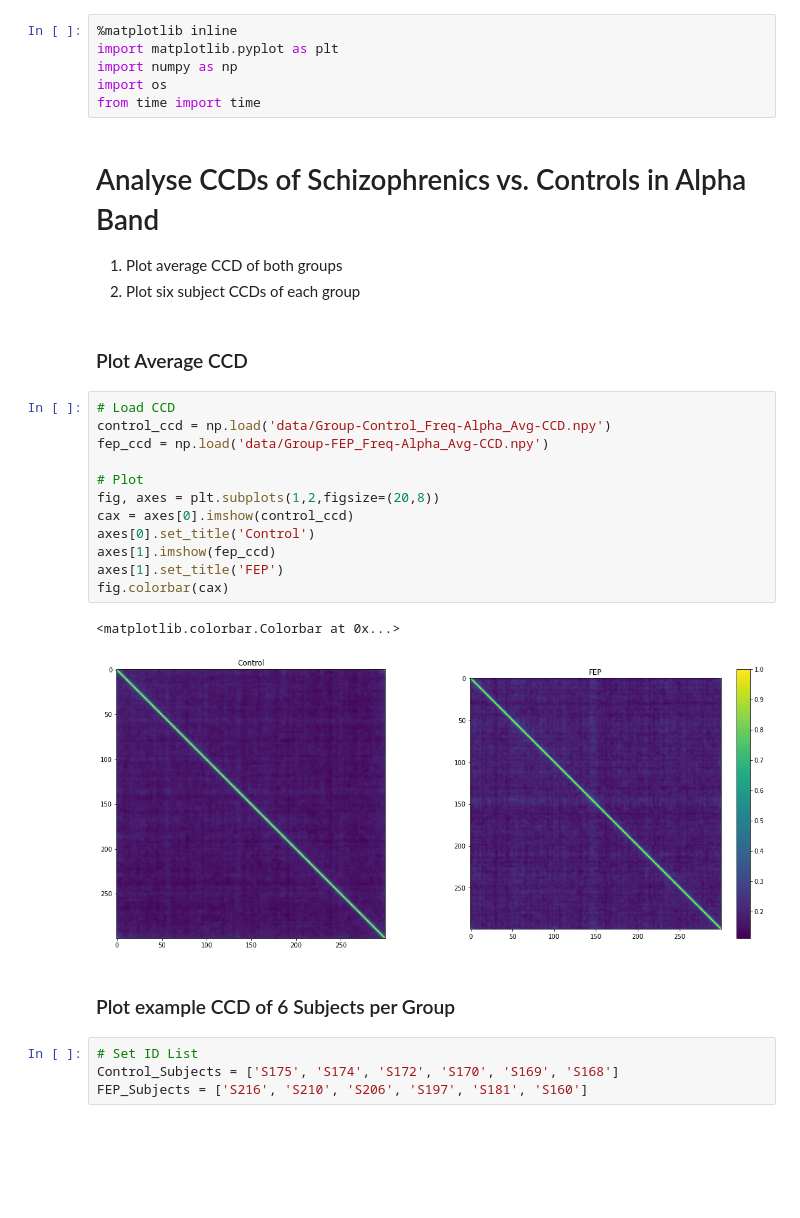
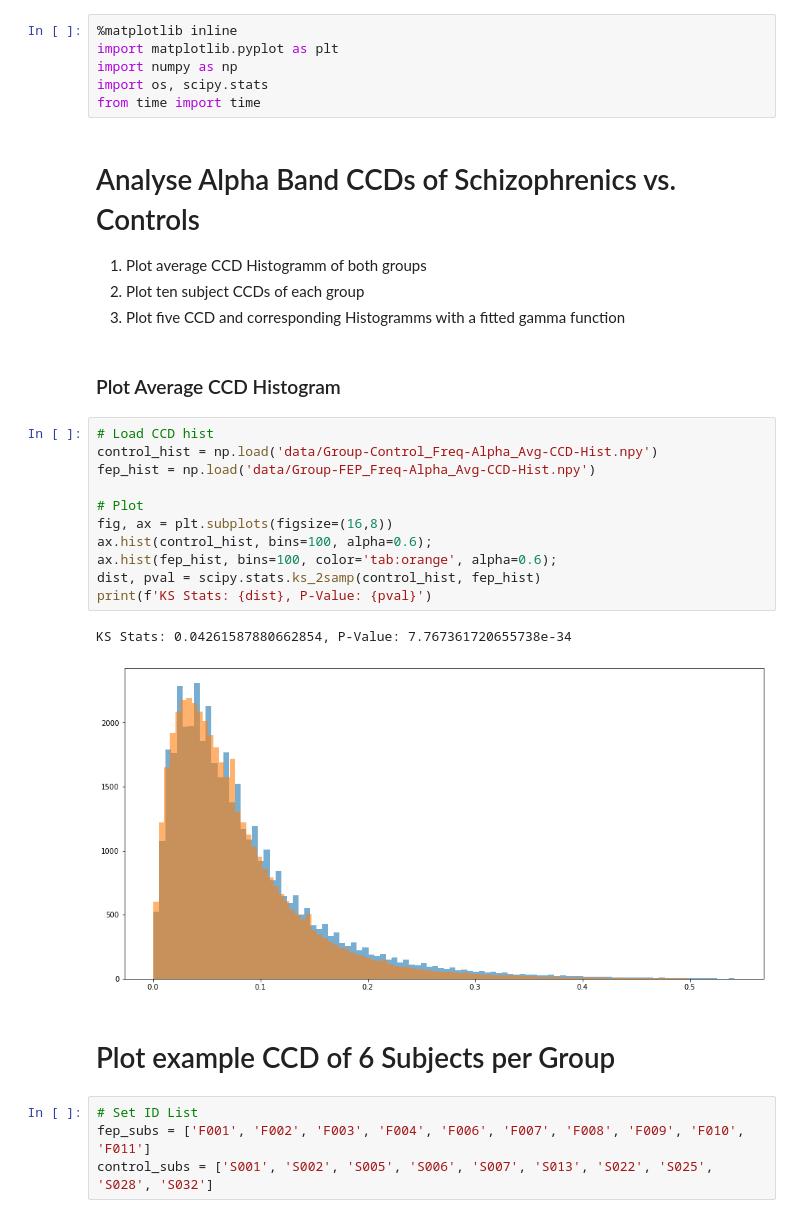
Before and after one commit to FabianKamp/Network_Dynamics, a Jupyter notebook: CCD_multiple_Subjects.ipynb, the cells around one changed output. Cells and saved outputs as stored; diff of their text form; blank space fills up the shorter version.

Commit message:
Hist to CCD script added

```diff
--- a/CCD_multiple_Subjects.ipynb
+++ b/CCD_multiple_Subjects.ipynb
@@ -2,33 +2,33 @@
 %matplotlib inline
 import matplotlib.pyplot as plt
 import numpy as np
-import os
+import os, scipy.stats
 from time import time
 # %% [markdown]
-# Analyse CCDs of Schizophrenics vs. Controls in Alpha Band
+# Analyse Alpha Band CCDs of Schizophrenics vs. Controls
 
-1. Plot average CCD of both groups
-2. Plot six subject CCDs of each group
+1. Plot average CCD Histogramm of both groups
+2. Plot ten subject CCDs of each group
+3. Plot five CCD and corresponding Histogramms with a fitted gamma function
 # %% [markdown]
-### Plot Average CCD
+### Plot Average CCD Histogram
 # %%
-# Load CCD
-control_ccd = np.load('data/Group-Control_Freq-Alpha_Avg-CCD.npy')
-fep_ccd = np.load('data/Group-FEP_Freq-Alpha_Avg-CCD.npy')
+# Load CCD hist
+control_hist = np.load('data/Group-Control_Freq-Alpha_Avg-CCD-Hist.npy')
+fep_hist = np.load('data/Group-FEP_Freq-Alpha_Avg-CCD-Hist.npy')
 
 # Plot
-fig, axes = plt.subplots(1,2,figsize=(20,8))
-cax = axes[0].imshow(control_ccd)
-axes[0].set_title('Control')
-axes[1].imshow(fep_ccd)
-axes[1].set_title('FEP')
-fig.colorbar(cax)
+fig, ax = plt.subplots(figsize=(16,8))
+ax.hist(control_hist, bins=100, alpha=0.6);
+ax.hist(fep_hist, bins=100, color='tab:orange', alpha=0.6);
+dist, pval = scipy.stats.ks_2samp(control_hist, fep_hist)
+print(f'KS Stats: {dist}, P-Value: {pval}')
 # %% [output]
-<matplotlib.colorbar.Colorbar at 0x...>
+KS Stats: 0.04261587880662854, P-Value: 7.767361720655738e-34
-[figure, old version]
+[figure, new version]
 # %% [markdown]
-### Plot example CCD of 6 Subjects per Group
+# Plot example CCD of 6 Subjects per Group
-# %%
-# Set ID List
-Control_Subjects = ['S175', 'S174', 'S172', 'S170', 'S169', 'S168']
-FEP_Subjects = ['S216', 'S210', 'S206', 'S197', 'S181', 'S160']
+# %%
+# Set ID List
+fep_subs = ['F001', 'F002', 'F003', 'F004', 'F006', 'F007', 'F008', 'F009', 'F010', 'F011']
+control_subs = ['S001', 'S002', 'S005', 'S006', 'S007', 'S013', 'S022', 'S025', 'S028', 'S032']
```
Also changed, not shown: parts of 11 cells of this notebook, 1 other file.
